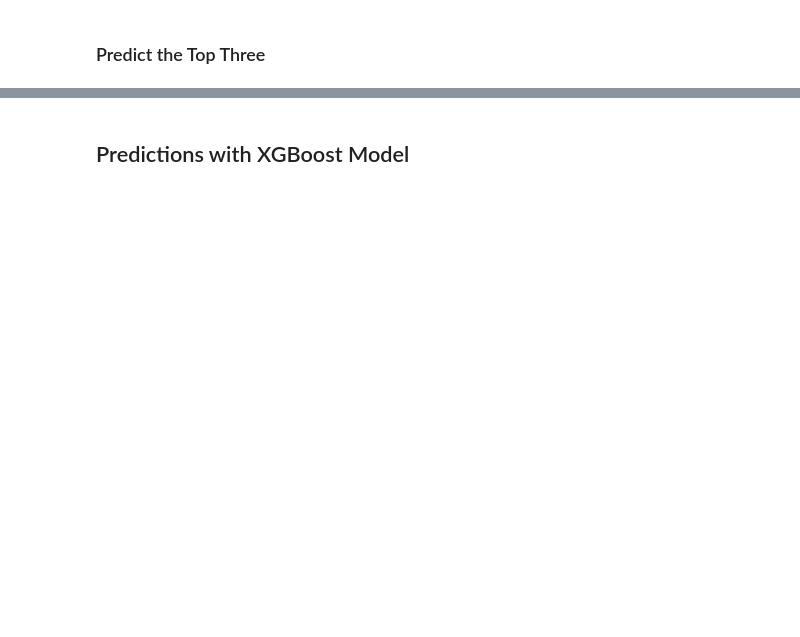
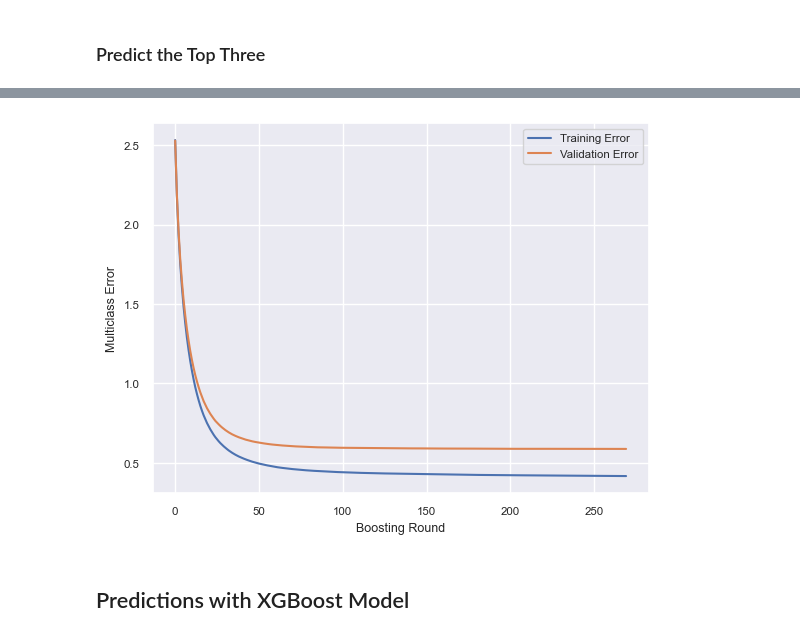
Before and after one commit to gertLush/DisposalPrediction, a Jupyter notebook: Disposal_Prediction1.ipynb, the cells around one changed output, grey strips where cells are left out. Cells and saved outputs as stored; diff of their text form; code cells hidden in the pictures; blank space fills up the shorter version.

```diff
--- a/Disposal_Prediction1.ipynb
+++ b/Disposal_Prediction1.ipynb
@@ -1479,13 +1615,15 @@ xgb_model = xgb.train(xgb_params, dtrain, early_stopping_rounds=20, num_boost_ro
 # %%
-train_error = eval_results['train']['merror']
-val_error = eval_results['eval']['merror']
+train_error = eval_results['train']['mlogloss']
+val_error = eval_results['eval']['mlogloss']
 
 plt.plot(train_error, label='Training Error')
 plt.plot(val_error, label='Validation Error')
 plt.xlabel('Boosting Round')
 plt.ylabel('Multiclass Error')
 plt.legend()
 plt.show()
+# %% [output]
+[figure, added]
 # %%
 import joblib
 # Save the trained model to a file
```
Also changed, not shown: parts of 29 cells of this notebook.
